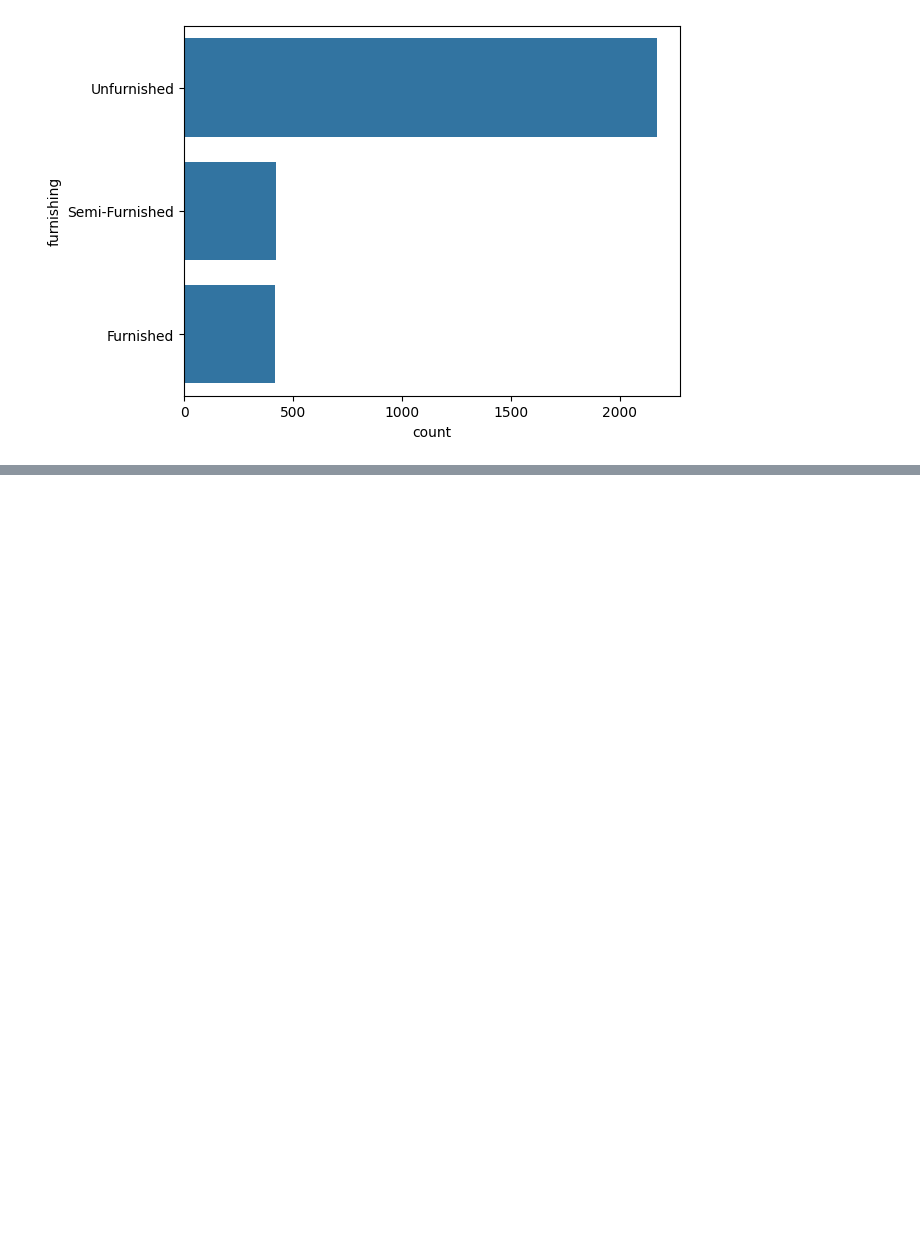
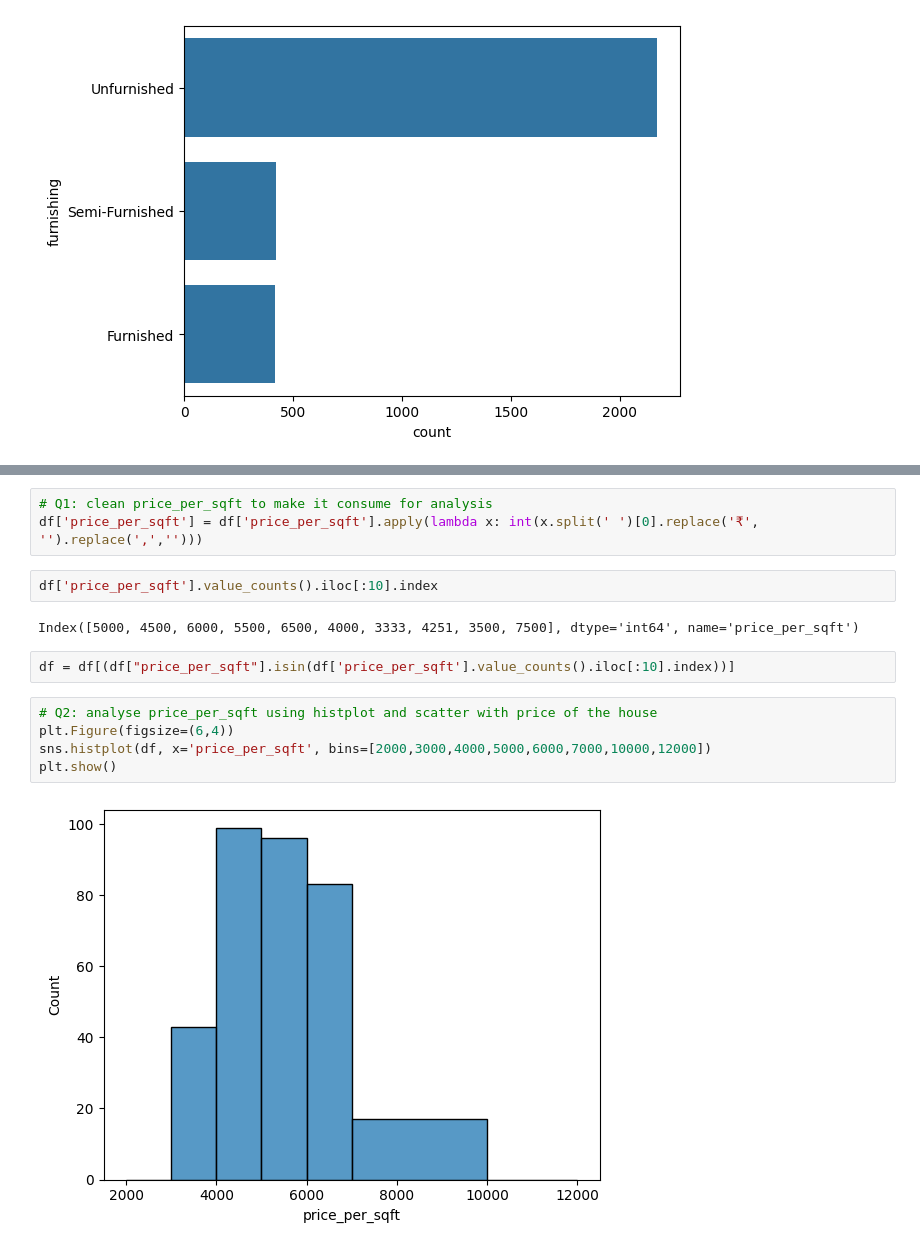
Before and after one commit to TalJa1/dc_practice, a Jupyter notebook: learning/EDA.ipynb, the cells around one changed output, grey strips where cells are left out. Cells and saved outputs as stored; diff of their text form; blank space fills up the shorter version.

```diff
--- a/learning/EDA.ipynb
+++ b/learning/EDA.ipynb
@@ -262,0 +272,16 @@ plt.show()
+# %%
+# Q1: clean price_per_sqft to make it consume for analysis
+df['price_per_sqft'] = df['price_per_sqft'].apply(lambda x: int(x.split(' ')[0].replace('₹', '').replace(',','')))
+# %%
+df['price_per_sqft'].value_counts().iloc[:10].index
+# %% [output]
+Index([5000, 4500, 6000, 5500, 6500, 4000, 3333, 4251, 3500, 7500], dtype='int64', name='price_per_sqft')
+# %%
+df = df[(df["price_per_sqft"].isin(df['price_per_sqft'].value_counts().iloc[:10].index))]
+# %%
+# Q2: analyse price_per_sqft using histplot and scatter with price of the house
+plt.Figure(figsize=(6,4))
+sns.histplot(df, x='price_per_sqft', bins=[2000,3000,4000,5000,6000,7000,10000,12000])
+plt.show()
+# %% [output]
+[figure, added]
```
Also changed, not shown: parts of 4 cells of this notebook.
